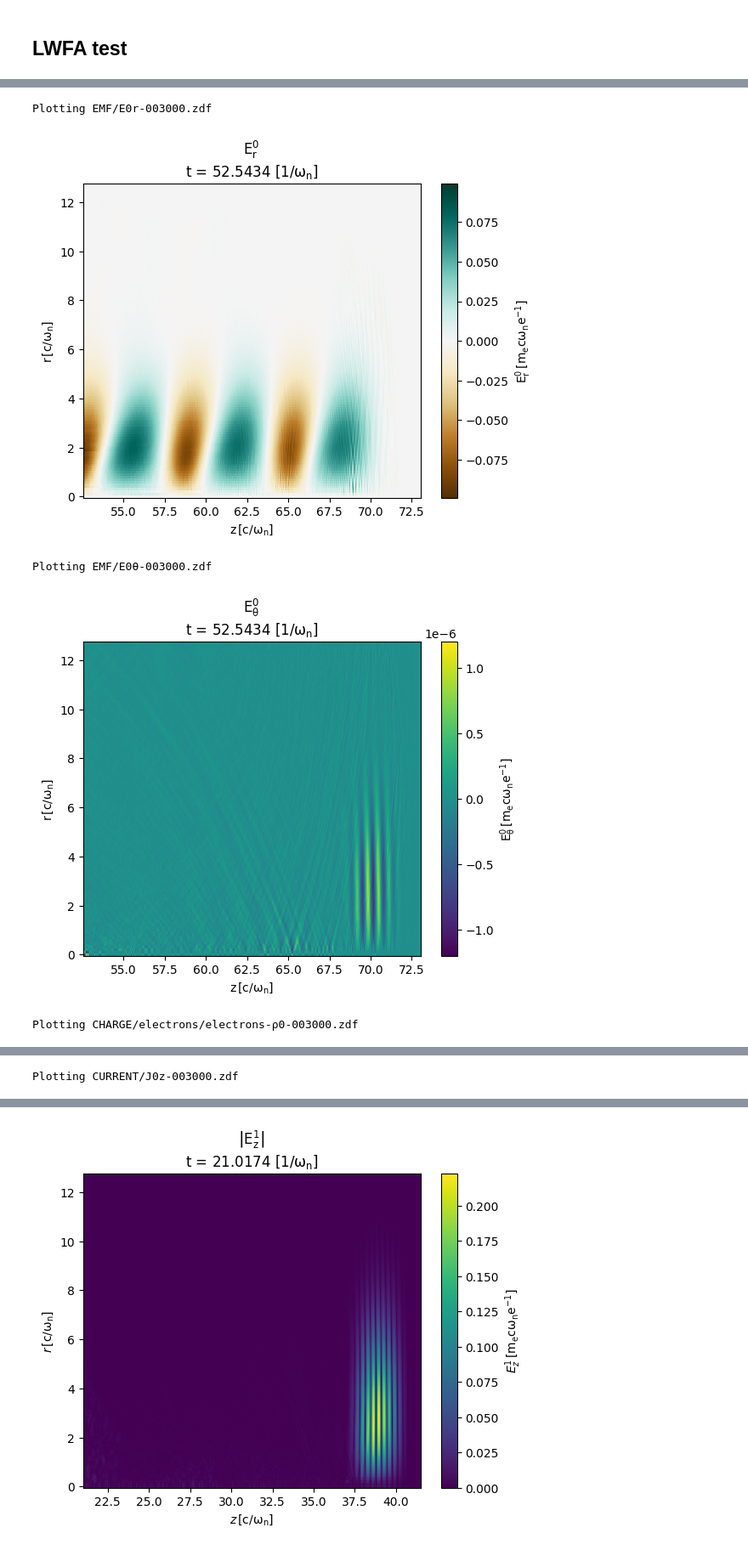
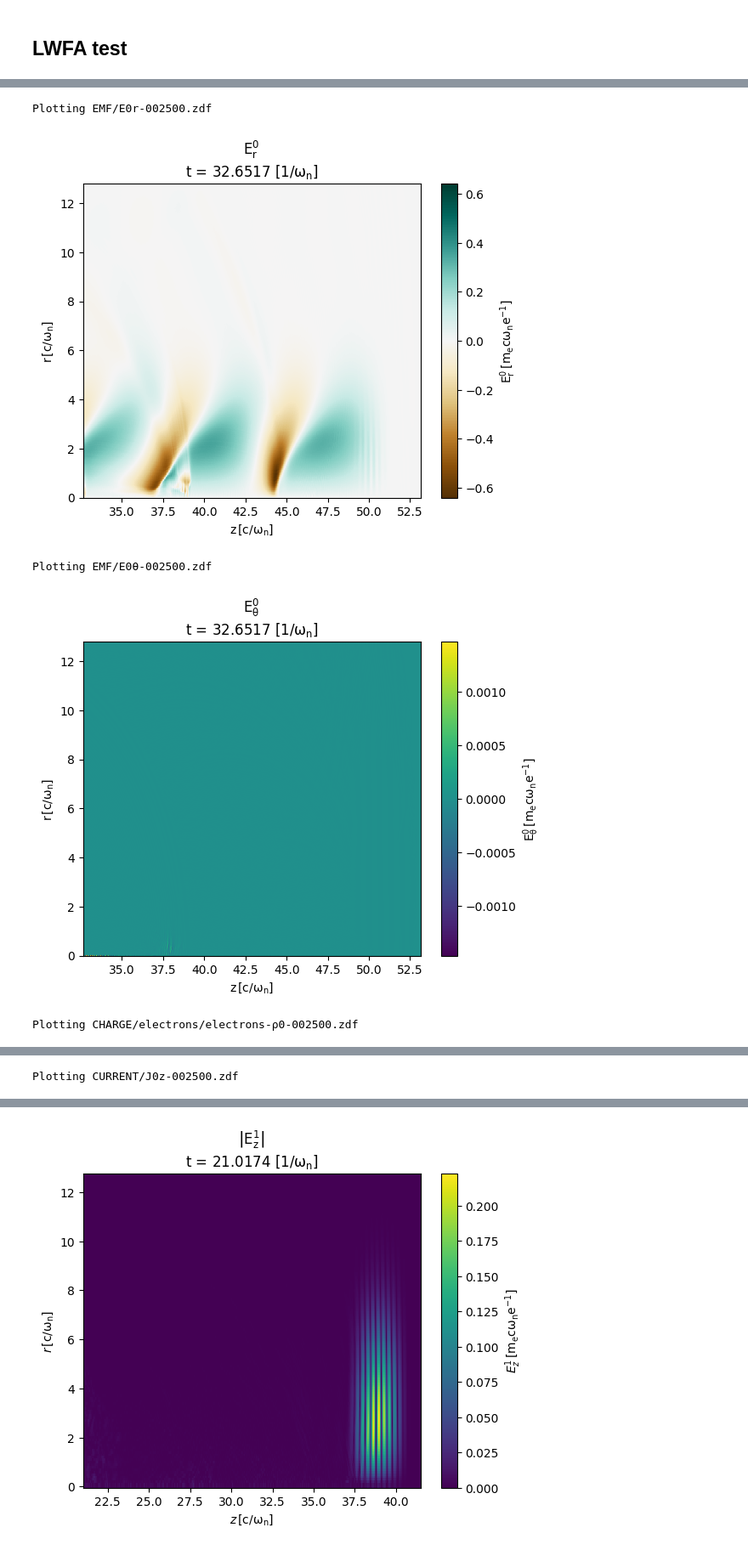
Before and after one commit to ricardo-fonseca/zpic-parallel, a Jupyter notebook: cuda/q3d/Debug-q3d.ipynb, the cells around one changed output, grey strips where cells are left out. Shown at 85% size. Cells and saved outputs as stored; diff of their text form; code cells hidden in the pictures.

```diff
--- a/cuda/q3d/Debug-q3d.ipynb
+++ b/cuda/q3d/Debug-q3d.ipynb
@@ -272,7 +272,7 @@ Plotting PARTICLES/plasma/particles-plasma-001900.zdf
 # %%
 import visxd
 
-iter = 3000
+iter = 2500
 
 visxd.plot_data("EMF/E0z", iter, vsim = True, cmap = "BrBG" )
 visxd.plot_data("EMF/E0r", iter, vsim = True, cmap = "BrBG" )
@@ -289,5 +289,5 @@ Plotting EMF/E0z-003000.zdf
-Plotting EMF/E0r-003000.zdf
+Plotting EMF/E0r-002500.zdf
-[figure, old version]
+[figure, new version]
-Plotting EMF/E0θ-003000.zdf
+Plotting EMF/E0θ-002500.zdf
-[figure, old version]
+[figure, new version]
-Plotting CHARGE/electrons/electrons-ρ0-003000.zdf
+Plotting CHARGE/electrons/electrons-ρ0-002500.zdf
@@ -295 +295 @@ Plotting CHARGE/electrons/electrons-ρ0-003000.zdf
-Plotting CURRENT/J0z-003000.zdf
+Plotting CURRENT/J0z-002500.zdf
```
Also changed, not shown: parts of 1 cell of this notebook, 51 other files.
